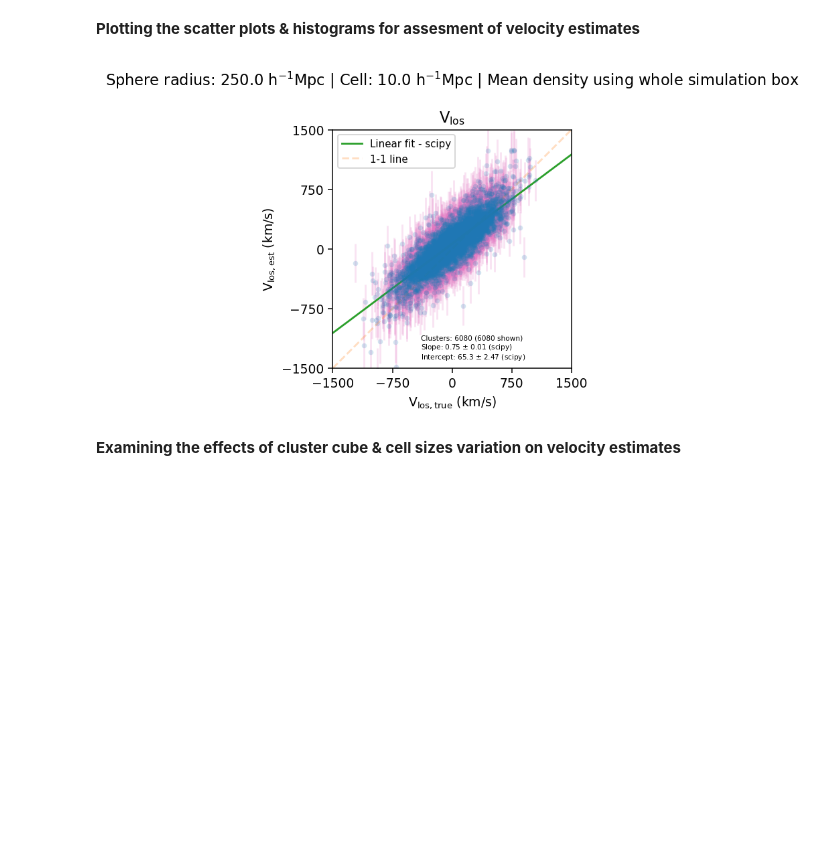
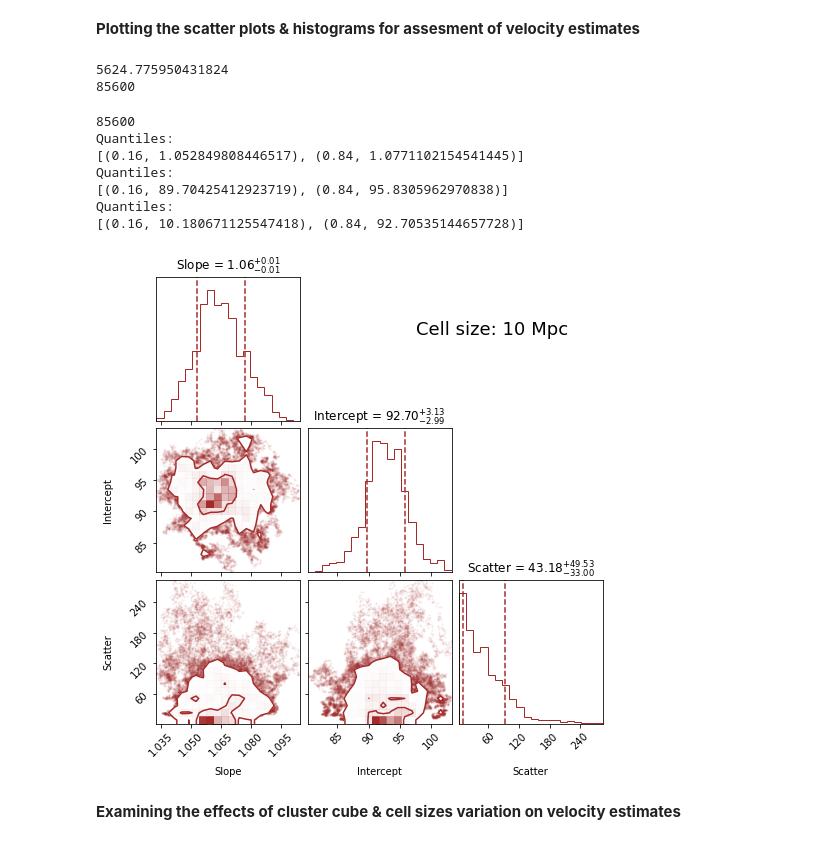
Before and after one commit to awaismirza92/velocity-reconstruction-and-kinetic-SZ, a Jupyter notebook: codes/velocity-reconstruction-big-sim-box.ipynb, the cells around one changed output. Drawn from its saved outputs; the diff is of its cells as text; code cells hidden in the pictures; blank space fills up the shorter version.

```diff
--- a/codes/velocity-reconstruction-big-sim-box.ipynb
+++ b/codes/velocity-reconstruction-big-sim-box.ipynb
@@ -47,4 +48,7 @@ omega_m = 0.272            #matter density paratmeter from Komatsu et al. (2011)
 omega_l = 1 - omega_m      #vacuum density paratmeter assuming flat universe
 H_o = 70.4                 #Hubble constant in km s^−1 Mpc^−1 from Komatsu et al. (2011)
 h = 0.704
-f = omega_m**0.545         #linear velocity growth rate from Tanimura et al. (2020)
+
+# f = omega_m**0.545         #linear velocity growth rate from Tanimura et al. (2020)
+z = 0.42372720
+f = cosmo_wmap7.Om(z)**0.545         #linear velocity growth rate from Tanimura et al. (2020)
@@ -427,12 +444,20 @@ def lmfit_func(x_values, y_values, errors = None):
 def linmix_func(x_values, y_values, errors):
     t_i = time.time()
 
+    value = 10
+    niceValue = os.nice(value)
+    print("\nCurrent nice value of the process:", niceValue)
+
+
     lm = linmix.LinMix(x_values, y_values, ysig = errors)
-    lm.run_mcmc(silent = True)
+    lm.run_mcmc(maxiter=10000, silent = True)
 
     print(time.time() - t_i)
     print(len(lm.chain))
 
+    niceValue = os.nice(-value)
+    print("\nCurrent nice value of the process:", niceValue)
+
 
     return lm.chain
 # %%
@@ -532,9 +558,42 @@ def plotting_func(df_clusters_est_err, cell_size, clus_cube_size_actual):
 #     plt.show()
 
     return slope, slope_err, intercept, intercept_err
-# %%
-plotting_func(df_clusters_est_err, cell_size, clus_cube_size_actual);
-# %% [output]
-[figure, removed]
+# %%
+param_los_linmix = linmix_func(df_clusters_est_err['v_los[km/s]'],
+                                   df_clusters_est_err['v_los_est[km/s]']
+                                 , df_clusters_est_err['v_los_est_err[km/s]']
+                                )
+# %% [output]
+5624.775950431824
+85600
+# %%
+print(len(param_los_linmix))
+
+index_90 = int(len(param_los_linmix) * 0.9)
+combined = np.transpose(np.vstack((param_los_linmix['beta'][-index_90:],
+                                   param_los_linmix['alpha'][-index_90:],
+                                   param_los_linmix['sigsqr'][-index_90:])))
+
+
+corner.corner(combined, bins = 20, labels = ['Slope', 'Intercept', 'Scatter'],
+              levels=[1-np.exp(-0.5), 1-np.exp(-2)],
+              quantiles = ([0.16, 0.84]),
+              verbose = True, title_fmt = '.2f',
+              color = 'brown', show_titles=True);
+# plt.gcf().patch.set_facecolor('white')
+#     plt.suptitle(f'Cell size: {cell_size}', fontsize = 16)
+plt.text(-0.3, 2.7, f'Cell size: {int(cell_size/1e3)} Mpc', fontsize = 18,
+         transform=plt.gca().transAxes)
+
+plt.savefig(f'Plots/big-sim-box/v_scatter_hist/{clus_cube_size_actual}/corner_{cell_size}.png')
+# %% [output]
+85600
+Quantiles:
+[(0.16, 1.052849808446517), (0.84, 1.0771102154541445)]
+Quantiles:
+[(0.16, 89.70425412923719), (0.84, 95.8305962970838)]
+Quantiles:
+[(0.16, 10.180671125547418), (0.84, 92.70535144657728)]
+[figure, added]
 # %% [markdown]
 **Examining the effects of cluster cube & cell sizes variation on velocity estimates**
```
Also changed, not shown: parts of 22 cells of this notebook.
